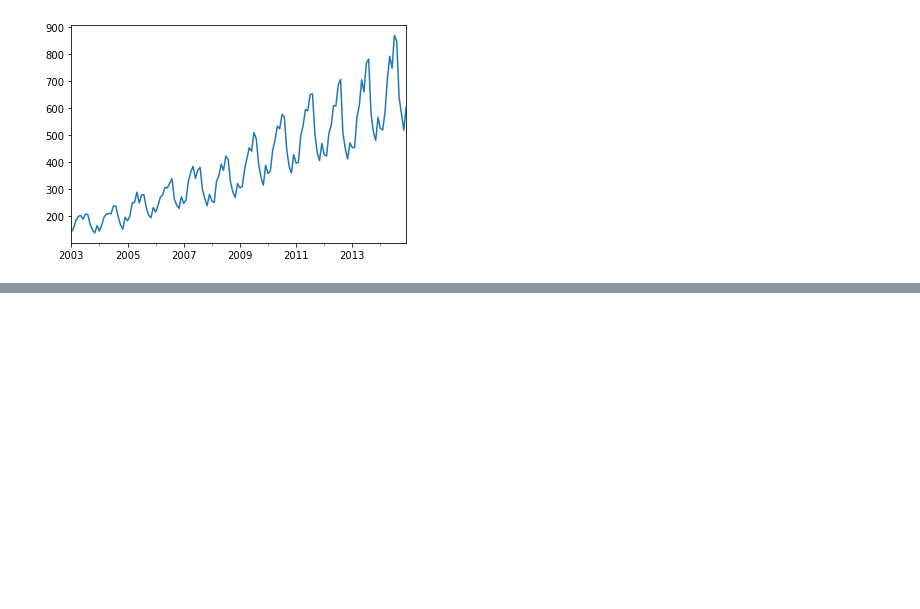
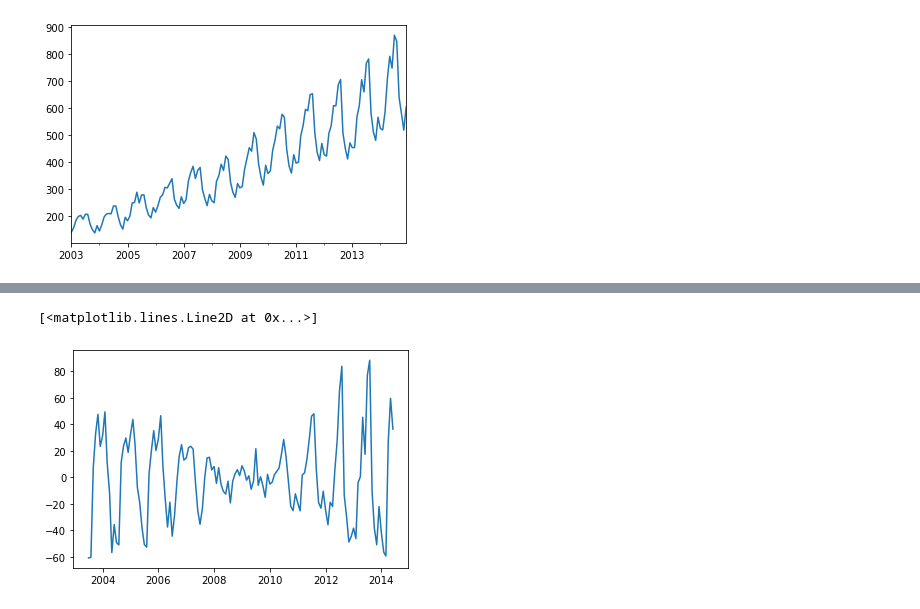
Before and after one commit to FazlullahBokhari/AI.workspace, a Jupyter notebook: Time Series.ipynb, the cells around one changed output, grey strips where cells are left out. Drawn from its saved outputs; the diff is of its cells as text; code cells hidden in the pictures; blank space fills up the shorter version.

```diff
--- a/Time Series.ipynb
+++ b/Time Series.ipynb
@@ -232,0 +233,5 @@ Freq: MS, Name: resid, Length: 144, dtype: float64
+# %%
+plt.plot(decompose.resid)
+# %% [output]
+[<matplotlib.lines.Line2D at 0x...>]
+[figure, added]
```
Also changed, not shown: parts of 12 cells of this notebook.
